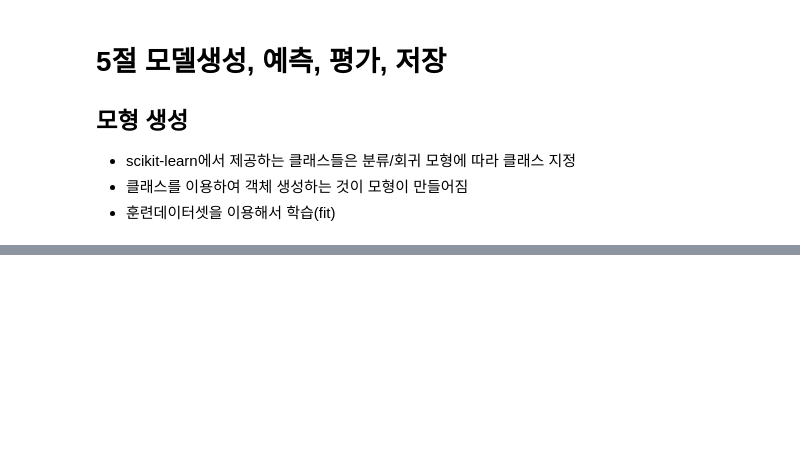
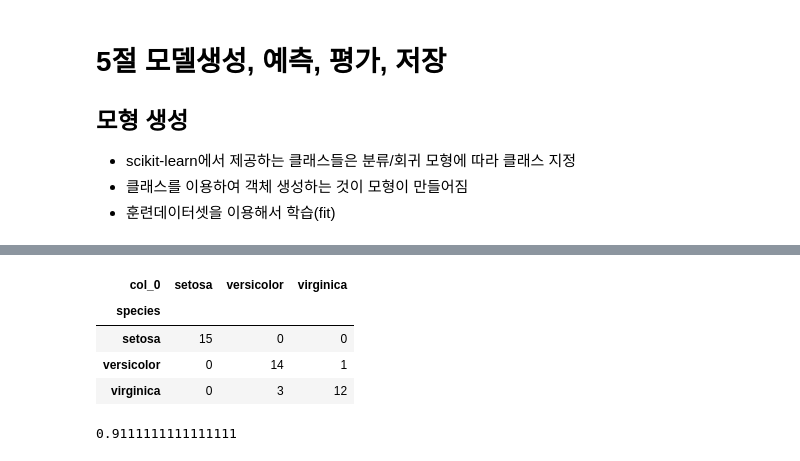
Before and after one commit to hora4444/ai, a Jupyter notebook: source/09_MachineLearning/ch01_머신러닝시작하기.ipynb, the cells around one changed output, grey strips where cells are left out. Drawn from its saved outputs; the diff is of its cells as text; code cells hidden in the pictures; blank space fills up the shorter version.

```diff
--- a/source/09_MachineLearning/ch01_머신러닝시작하기.ipynb
+++ b/source/09_MachineLearning/ch01_머신러닝시작하기.ipynb
@@ -847,0 +894,14 @@ from sklearn.tree import DecisionTreeClassifier
+# %%
+mlp_pred = mlp_model.predict(test_X)
+# %%
+pd.crosstab(test_y, mlp_pred)
+# %% [output]
+| col_0 | setosa | versicolor | virginica |
+| species |  |  |  |
+| setosa | 15 | 0 | 0 |
+| versicolor | 0 | 14 | 1 |
+| virginica | 0 | 3 | 12 |
+# %%
+mlp_model.score(test_X,test_y)
+# %% [output]
+0.9111111111111111
```
Also changed, not shown: parts of 17 cells of this notebook, 8 other files.
